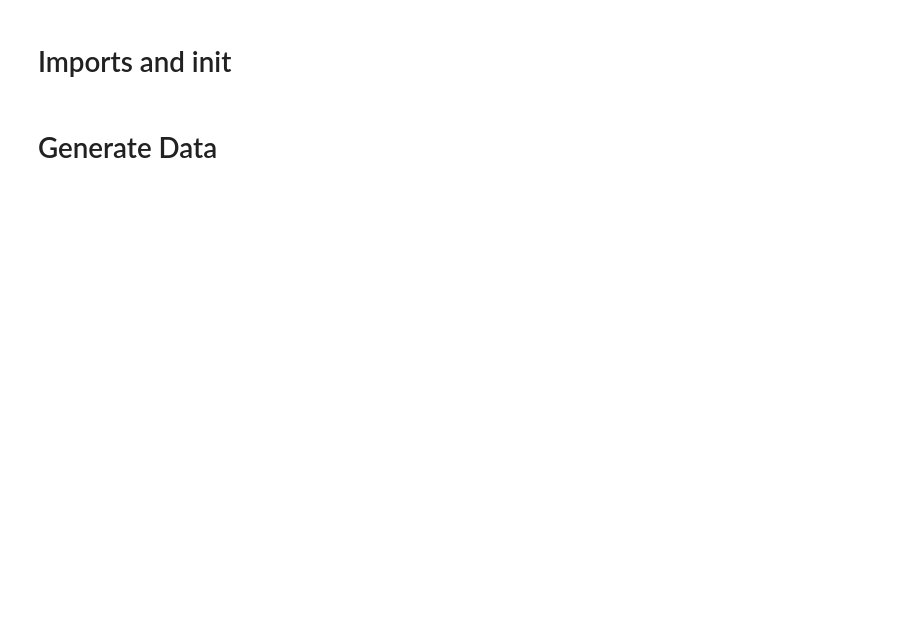
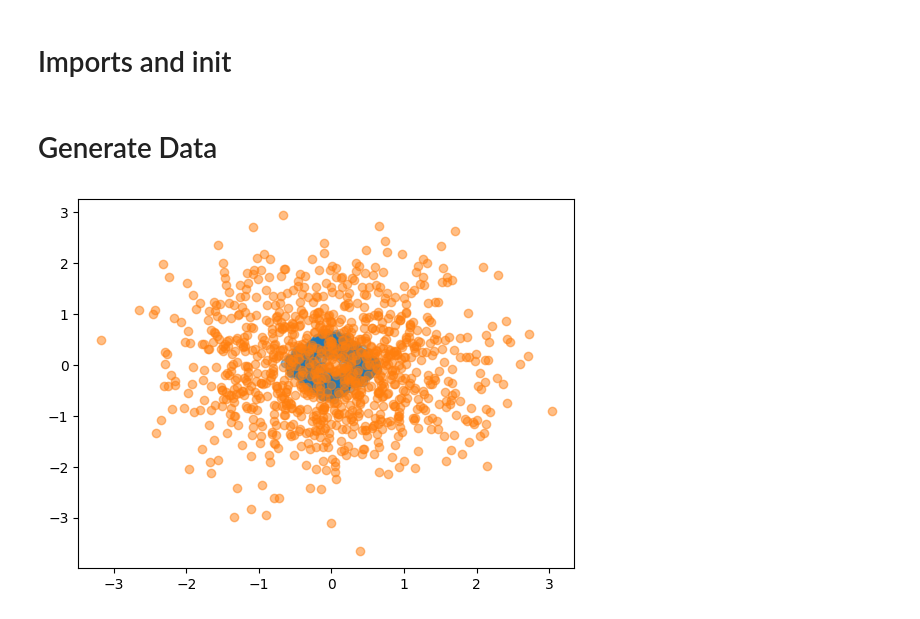
Before and after one commit to echen347/polymath25-ML, a Jupyter notebook: Normalizing Flows/notebook.ipynb, the cells around one changed output. Cells and saved outputs as stored; diff of their text form; code cells hidden in the pictures; blank space fills up the shorter version.

```diff
--- a/Normalizing Flows/notebook.ipynb
+++ b/Normalizing Flows/notebook.ipynb
@@ -26,5 +11,12 @@ from RBF.utils import (
 # %% [markdown]
 # Generate Data
 # %%
-S, X = get_data(1000)
+S, X = get_data(1000, 2, inv_T)
+X_10 = X * 10
+# %%
+plt.scatter(X[:, 0], X[:, 1], alpha=0.5)
+plt.scatter(S[:, 0], S[:, 1], alpha=0.5)
+plt.show()
+# %% [output]
+[figure, added]
 # %%
```
Also changed, not shown: parts of 20 cells of this notebook, 11 other files.
